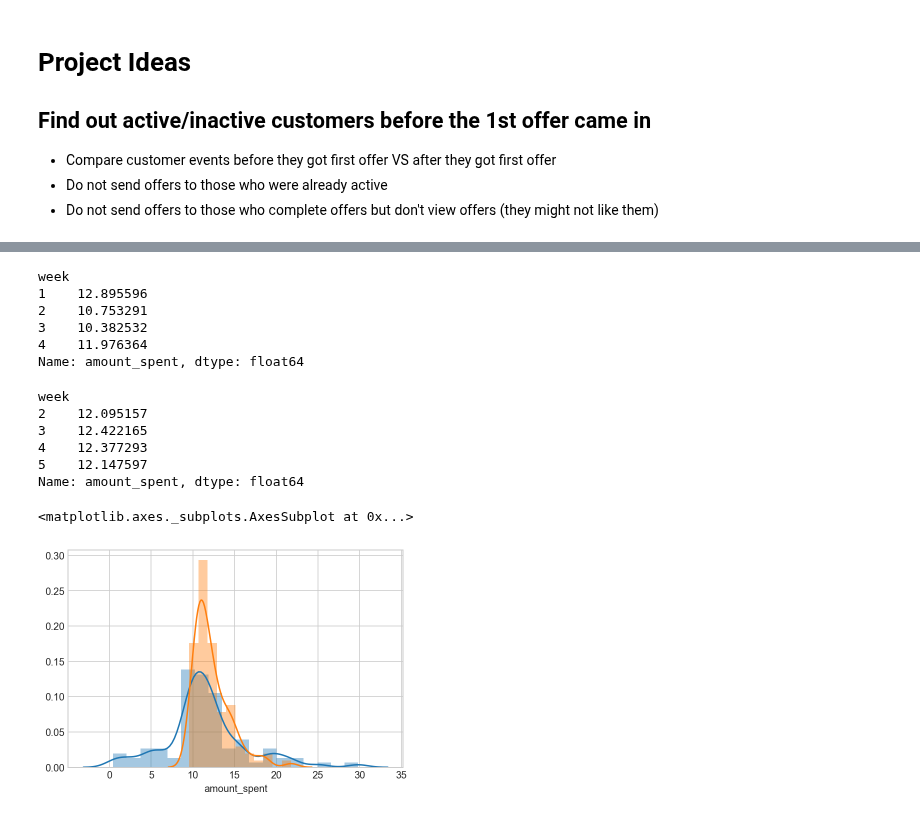
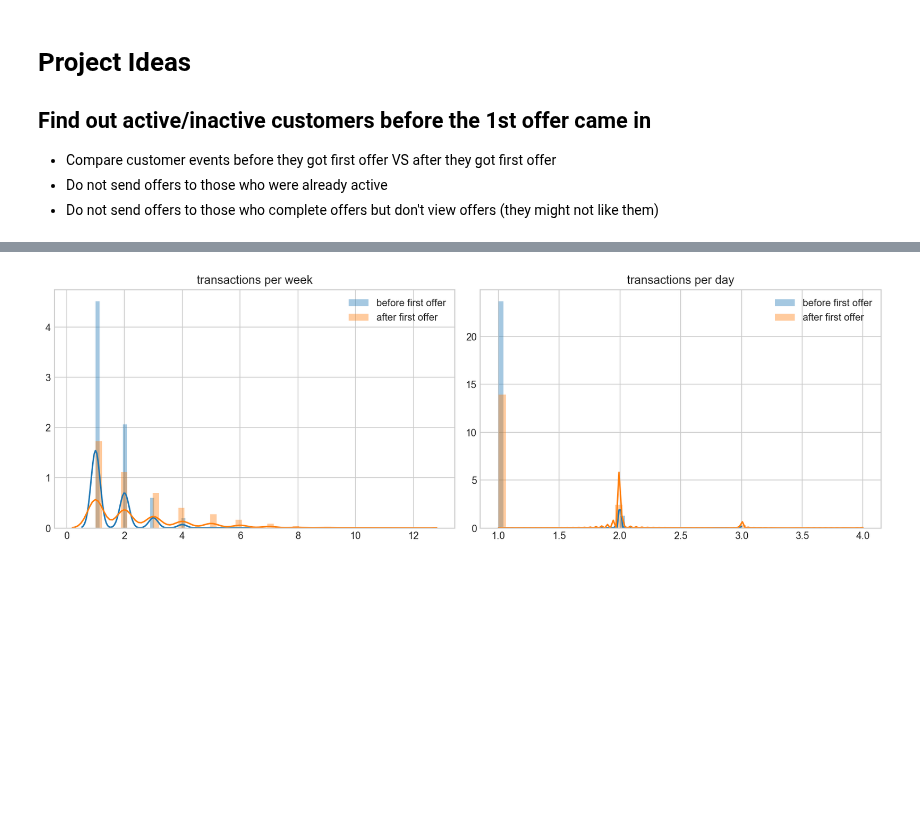
Before and after one commit to kevingao1136/Udacity_DataScience_Nanodegree, a Jupyter notebook: Starbucks_Capstone_Challenge/idea2.ipynb, the cells around one changed output, grey strips where cells are left out. Cells and saved outputs as stored; diff of their text form; code cells hidden in the pictures; blank space fills up the shorter version.

```diff
--- a/Starbucks_Capstone_Challenge/idea2.ipynb
+++ b/Starbucks_Capstone_Challenge/idea2.ipynb
@@ -172,24 +148,0 @@ plt.title('average amount spent per week');
-# %%
-pre_offer_events.groupby('week').amount_spent.mean()
-# %% [output]
-week
-1    12.895596
-2    10.753291
-3    10.382532
-4    11.976364
-Name: amount_spent, dtype: float64
-# %%
-same_group_post_events.groupby('week').amount_spent.mean()
-# %% [output]
-week
-2    12.095157
-3    12.422165
-4    12.377293
-5    12.147597
-Name: amount_spent, dtype: float64
-# %%
-sns.distplot(pre_offer_events.groupby('hours_from_test').amount_spent.mean());
-sns.distplot(same_group_post_events.groupby('hours_from_test').amount_spent.mean());
-# %% [output]
-<matplotlib.axes._subplots.AxesSubplot at 0x...>
-[figure, removed]
@@ -199,0 +149,19 @@ sns.distplot(same_group_post_events.groupby('hours_from_test').amount_spent.mean
+# %%
+pre_transactions_per_week = pre_offer_events.groupby(['customer_id','week','event']).event.count()
+post_transactions_per_week = same_group_post_events.query("event == 'transaction'").groupby(['customer_id','week','event']).event.count()
+pre_transactions_per_day = pre_offer_events.groupby(['customer_id','day','event']).event.count()
+post_transactions_per_day = same_group_post_events.query("event == 'transaction'").groupby(['customer_id','day','event']).event.count()
+
+plt.figure(figsize=(12,4))
+plt.subplot(1,2,1)
+sns.distplot(pre_transactions_per_week, label='before first offer');
+sns.distplot(post_transactions_per_week, label='after first offer');
+plt.legend(); plt.xlabel(''); plt.title('transactions per week');
+
+plt.subplot(1,2,2)
+sns.distplot(pre_transactions_per_day, label='before first offer');
+sns.distplot(post_transactions_per_day, label='after first offer');
+plt.legend(); plt.xlabel(''); plt.title('transactions per day');
+plt.tight_layout()
+# %% [output]
+[figure, added]
```
Also changed, not shown: parts of 17 cells of this notebook, 3 other files.
